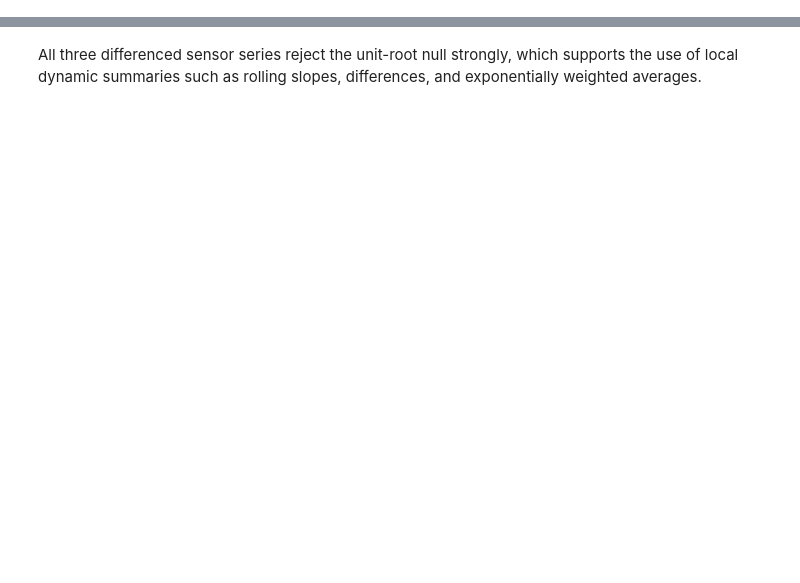
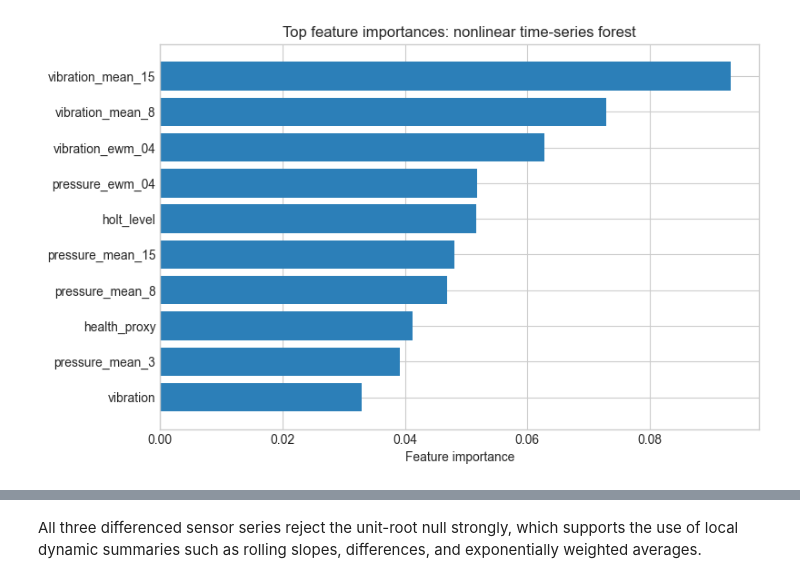
Before and after one commit to Jackyfirrest/time-series-predictive-maintenance, a Jupyter notebook: notebooks/final_project_analysis.ipynb, the cells around one changed output, grey strips where cells are left out. Saved outputs shown, nothing was run; the diff lists cells and outputs as text; code cells hidden in the pictures; blank space fills up the shorter version.

```diff
--- a/notebooks/final_project_analysis.ipynb
+++ b/notebooks/final_project_analysis.ipynb
@@ -53,0 +133,10 @@ risk_metrics
+# %%
+train_df = build_supervised_frame(train_raw)
+valid_df = build_supervised_frame(valid_raw)
+test_df = build_supervised_frame(test_raw)
+
+print(train_df.shape, valid_df.shape, test_df.shape)
+train_df[[
+    "machine_id", "age", "vibration", "vibration_mean_8", "vibration_slope_8",
+    "holt_level", "holt_trend", "fail_within_horizon"
+]].head(10)
@@ -53,0 +168,12 @@ risk_metrics
+# %%
+baseline_model = fit_risk_model(train_df, BASELINE_FEATURES)
+advanced_model = fit_risk_model(train_df, ADVANCED_FEATURES)
+tree_model = fit_tree_risk_model(train_df, RICH_TS_FEATURES)
+
+risk_metrics = pd.DataFrame([
+    evaluate_risk_model(baseline_model, test_df, "baseline_glm"),
+    evaluate_risk_model(advanced_model, test_df, "advanced_glm"),
+    evaluate_risk_model(tree_model, test_df, "nonlinear_ts_forest"),
+]).sort_values(["auc", "brier"], ascending=[False, True])
+
+risk_metrics
@@ -55,0 +191,3 @@ The main time-series result is that richer temporal representation improves pred
+# %%
+feature_importance_df = feature_importance_table(tree_model, top_n=10)
+feature_importance_df
@@ -55,0 +206,9 @@ The main time-series result is that richer temporal representation improves pred
+# %%
+fig, ax = plt.subplots(figsize=(8.5, 5.5))
+ordered = feature_importance_df.iloc[::-1]
+ax.barh(ordered["feature"], ordered["importance"], color="#2c7fb8")
+ax.set_xlabel("Feature importance")
+ax.set_title("Top feature importances: nonlinear time-series forest")
+plt.show()
+# %% [output]
+[figure, added]
```
Also changed, not shown: parts of 57 cells of this notebook, 15 other files.
